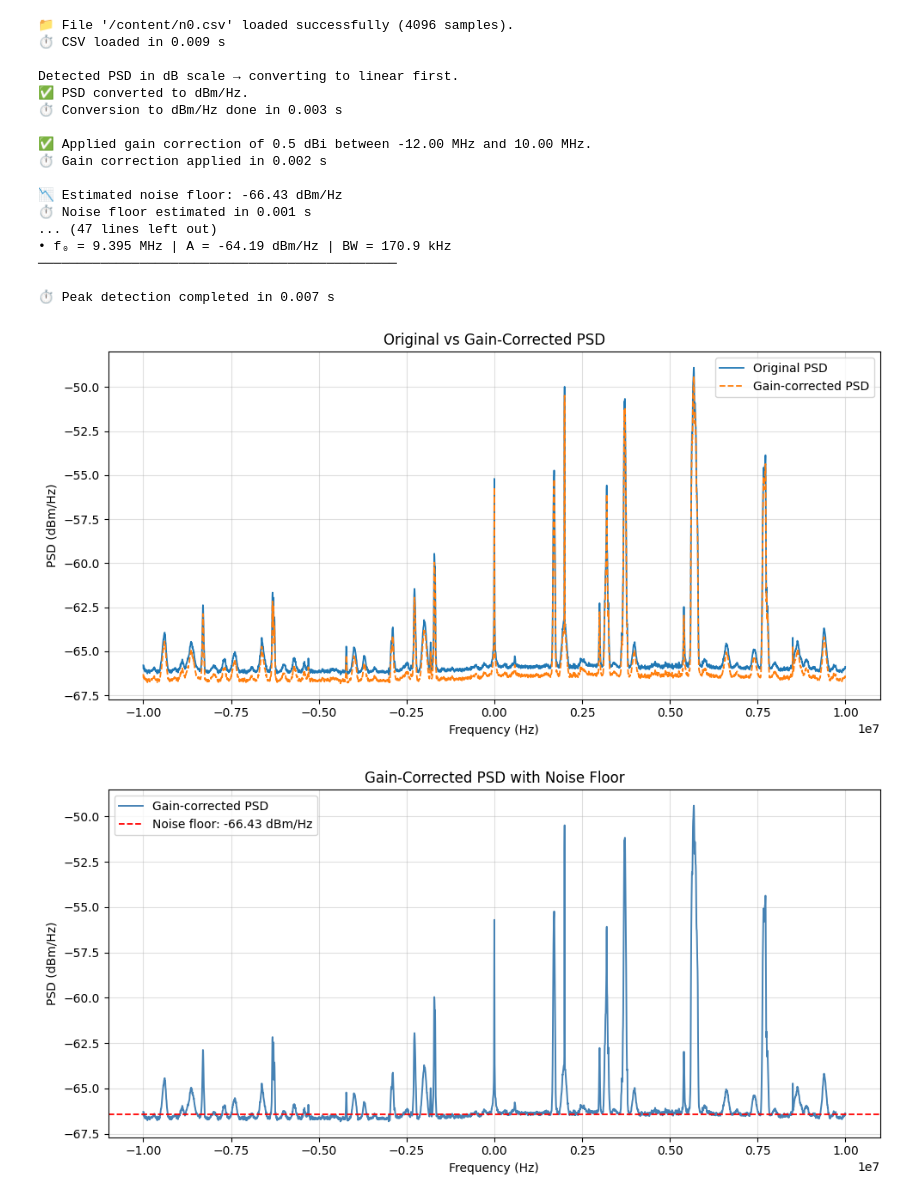
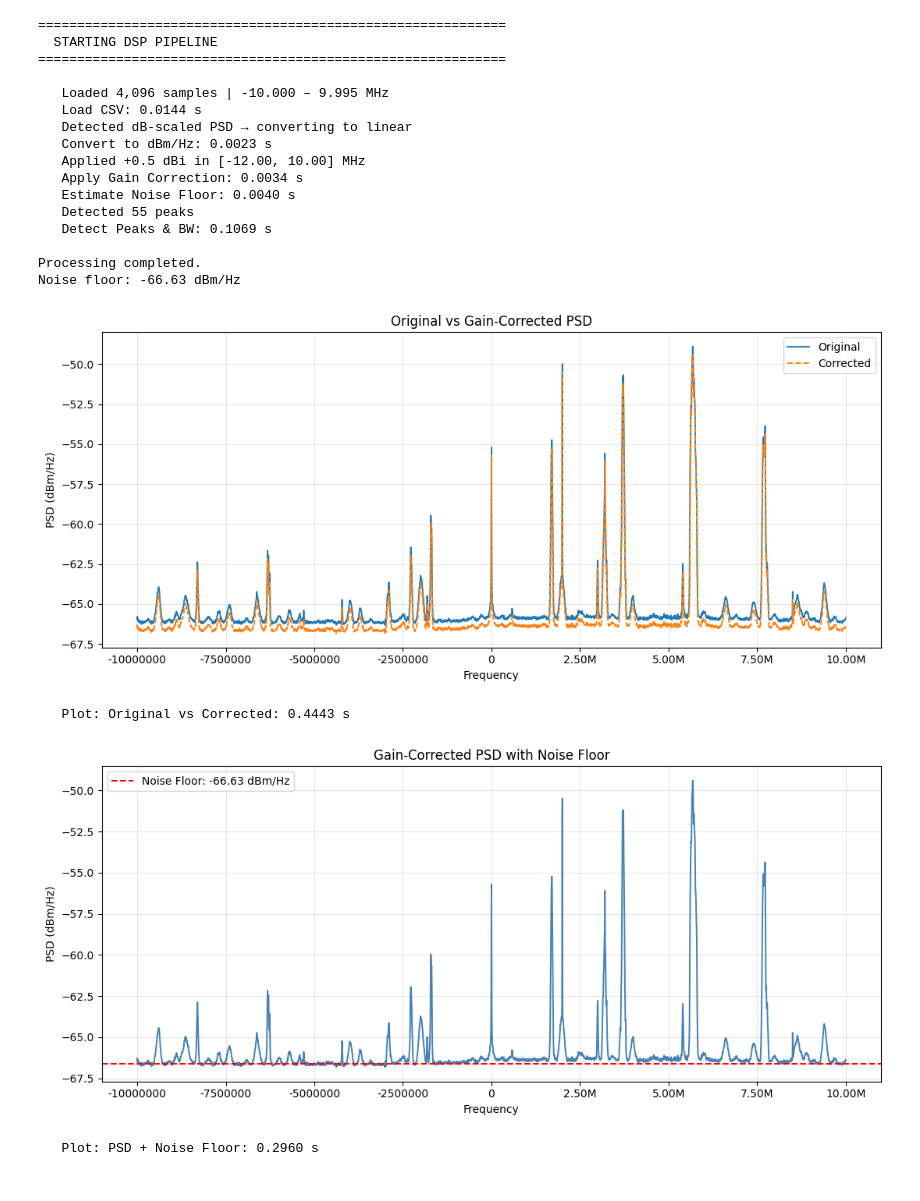
Before and after one commit to JMMV314/ANE2_procesamiento, a Jupyter notebook: V01.ipynb, the cells around one changed output. Saved outputs shown, nothing was run; the diff lists cells and outputs as text; code cells hidden in the pictures.

```diff
--- a/V01.ipynb
+++ b/V01.ipynb
@@ -169,29 +314,28 @@ class DSPAnalysis:
 # %%
-t0=0
-
 dsp = DigitalSignalProcessing(
     file_path='/content/n0.csv',
     f_start=-12e6,
     f_stop=10e6,
     gain_dBi=0.5
 )
 # %% [output]
-📁 File '/content/n0.csv' loaded successfully (4096 samples).
-⏱️ CSV loaded in 0.009 s
+============================================================
+  STARTING DSP PIPELINE
+============================================================
 
-Detected PSD in dB scale → converting to linear first.
-✅ PSD converted to dBm/Hz.
-⏱️ Conversion to dBm/Hz done in 0.003 s
+   Loaded 4,096 samples | -10.000 – 9.995 MHz
+   Load CSV: 0.0144 s
+   Detected dB-scaled PSD → converting to linear
+   Convert to dBm/Hz: 0.0023 s
+   Applied +0.5 dBi in [-12.00, 10.00] MHz
+   Apply Gain Correction: 0.0034 s
+   Estimate Noise Floor: 0.0040 s
+   Detected 55 peaks
+   Detect Peaks & BW: 0.1069 s
 
-✅ Applied gain correction of 0.5 dBi between -12.00 MHz and 10.00 MHz.
-⏱️ Gain correction applied in 0.002 s
-
-📉 Estimated noise floor: -66.43 dBm/Hz
-⏱️ Noise floor estimated in 0.001 s
-... (47 lines left out)
-• f₀ = 9.395 MHz | A = -64.19 dBm/Hz | BW = 170.9 kHz
-──────────────────────────────────────────────
-
-⏱️ Peak detection completed in 0.007 s
+Processing completed.
+Noise floor: -66.63 dBm/Hz
-[figure, old version]
+[figure, new version]
+   Plot: Original vs Corrected: 0.4443 s
-[figure, old version]
+[figure, new version]
+   Plot: PSD + Noise Floor: 0.2960 s
```
Also changed, not shown: parts of 3 cells of this notebook.
